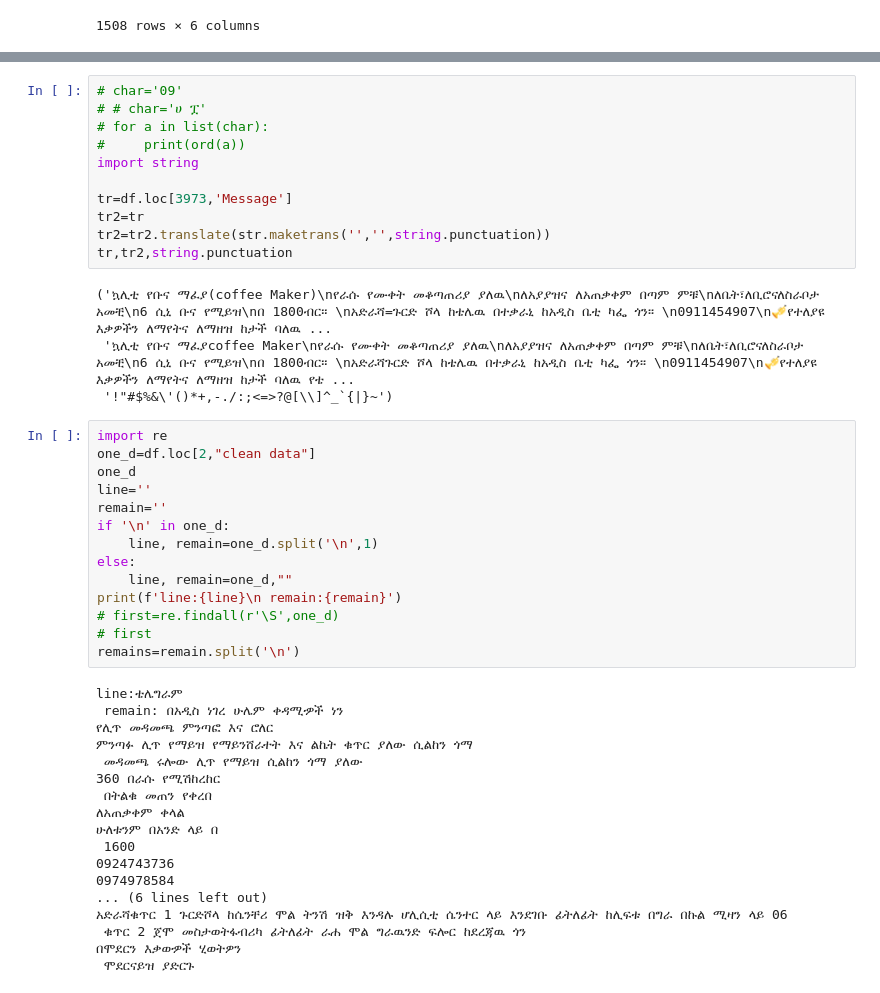
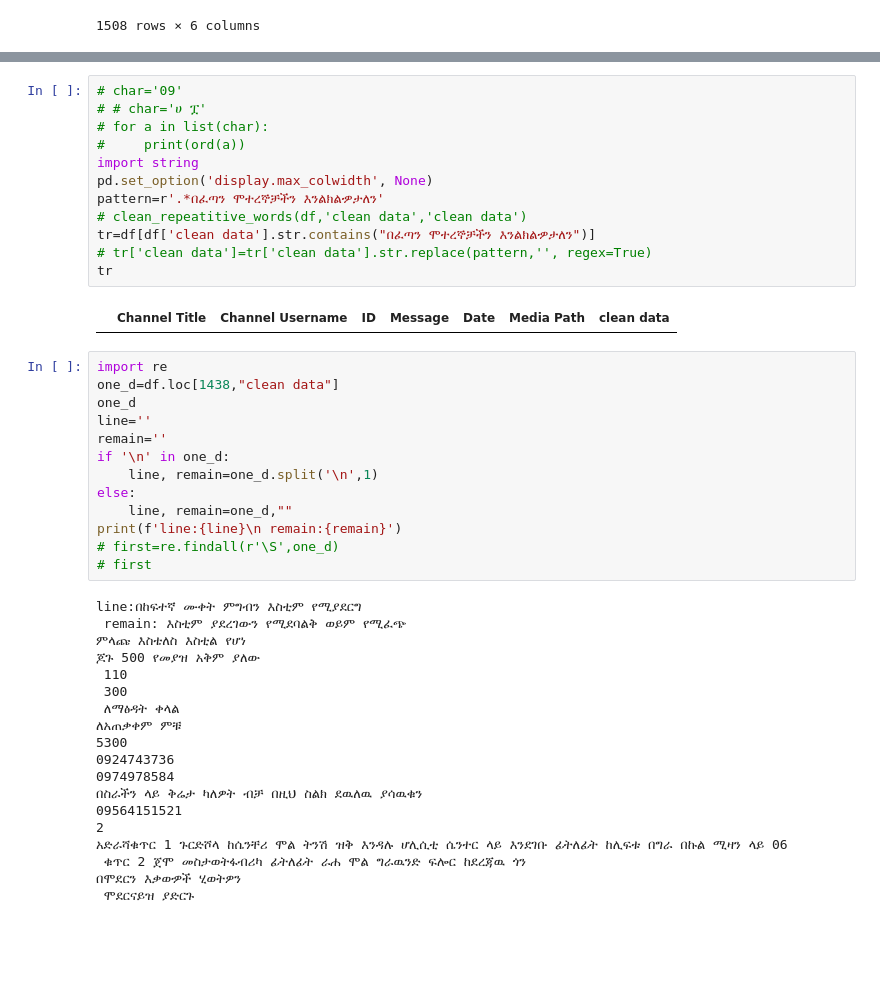
Before and after one commit to Basi7-prog/week5, a Jupyter notebook: notebook/centralized_tg_channels.ipynb, the cells around one changed output, grey strips where cells are left out. Drawn from its saved outputs; the diff is of its cells as text; blank space fills up the shorter version.

```diff
--- a/notebook/centralized_tg_channels.ipynb
+++ b/notebook/centralized_tg_channels.ipynb
@@ -93,21 +115,20 @@ See the caveats in the documentation: https://pandas.pydata.org/pandas-docs/stab
 # %%
 # char='09'
 # # char='ሀ ፗ'
 # for a in list(char):
 #     print(ord(a))
 import string
-
-tr=df.loc[3973,'Message']
-tr2=tr
-tr2=tr2.translate(str.maketrans('','',string.punctuation))
-tr,tr2,string.punctuation
+pd.set_option('display.max_colwidth', None)
+pattern=r'.*በፈጣን ሞተረኞቻችን እንልክልዏታለን'
+# clean_repeatitive_words(df,'clean data','clean data')
+tr=df[df['clean data'].str.contains("በፈጣን ሞተረኞቻችን እንልክልዏታለን")]
+# tr['clean data']=tr['clean data'].str.replace(pattern,'', regex=True)
+tr
 # %% [output]
-('ኳሊቲ የቡና ማፈያ(coffee Maker)\nየራሱ የሙቀት መቆጣጠሪያ ያለዉ\nለአያያዝና ለአጠቃቀም በጣም ምቹ\nለቤት፣ለቢሮናለስራቦታ አመቺ\n6 ሲኒ ቡና የሚይዝ\nበ 1800ብር። \nአድራሻ=ጉርድ ሾላ ከቴሌዉ በተቃራኒ ከአዲስ ቤቲ ካፌ ጎን። \n0911454907\n🎺የተለያዩ እቃዎችን ለማየትና ለማዘዝ ከታች ባለዉ ...
- 'ኳሊቲ የቡና ማፈያcoffee Maker\nየራሱ የሙቀት መቆጣጠሪያ ያለዉ\nለአያያዝና ለአጠቃቀም በጣም ምቹ\nለቤት፣ለቢሮናለስራቦታ አመቺ\n6 ሲኒ ቡና የሚይዝ\nበ 1800ብር። \nአድራሻጉርድ ሾላ ከቴሌዉ በተቃራኒ ከአዲስ ቤቲ ካፌ ጎን። \n0911454907\n🎺የተለያዩ እቃዎችን ለማየትና ለማዘዝ ከታች ባለዉ የቴ ...
- '!"#$%&\'()*+,-./:;<=>?@[\\]^_`{|}~')
+|  | Channel Title | Channel Username | ID | Message | Date | Media Path | clean data |
 # %%
 import re
-one_d=df.loc[2,"clean data"]
+one_d=df.loc[1438,"clean data"]
 one_d
 line=''
 remain=''
@@ -118,21 +139,21 @@ else:
 print(f'line:{line}\n remain:{remain}')
 # first=re.findall(r'\S',one_d)
 # first
-remains=remain.split('\n')
 # %% [output]
-line:ቴሌግራም
- remain: በአዲስ ነገረ ሁሌም ቀዳሚዏች ነን
-የሊጥ መዳመጫ ምንጣፎ እና ሮለር
-ምንጣፉ ሊጥ የማይዝ የማይንሸራተት እና ልኬት ቁጥር ያለው ሲልከን ጎማ
- መዳመጫ ሩሎው ሊጥ የማይዝ ሲልከን ጎማ ያለው
-360 በራሱ የሚሽከረከር
- በትልቁ መጠን የቀረበ
-ለአጠቃቀም ቀላል
-ሁለቱንም በአንድ ላይ በ
- 1600
+line:በከፍተኛ ሙቀት ምግብን እስቲም የሚያደርግ
+ remain: እስቲም ያደረገውን የሚደባልቅ ወይም የሚፈጭ
+ምላጩ እስቴለስ እስቲል የሆነ
+ጆጉ 500 የመያዝ አቅም ያለው
+ 110
+ 300
+ ለማፅዳት ቀላል
+ለአጠቃቀም ምቹ
+5300
 0924743736
 0974978584
-... (6 lines left out)
+በስራችን ላይ ቅሬታ ካለዎት ብቻ በዚህ ስልክ ደዉለዉ ያሳዉቁን
+09564151521
+2
 አድራሻቁጥር 1 ጉርድሾላ ከሴንቸሪ ሞል ትንሽ ዝቅ እንዳሉ ሆሊሲቲ ሴንተር ላይ እንደገቡ ፊትለፊት ከሊፍቱ በግራ በኩል ሚዛን ላይ 06
  ቁጥር 2 ጀሞ መስታወትፋብሪካ ፊትለፊት ራሐ ሞል ግራዉንድ ፍሎር ከደረጃዉ ጎን
 በሞደርን እቃወዏች ሂወትዎን
```
Also changed, not shown: parts of 4 cells of this notebook, 2 other files.
